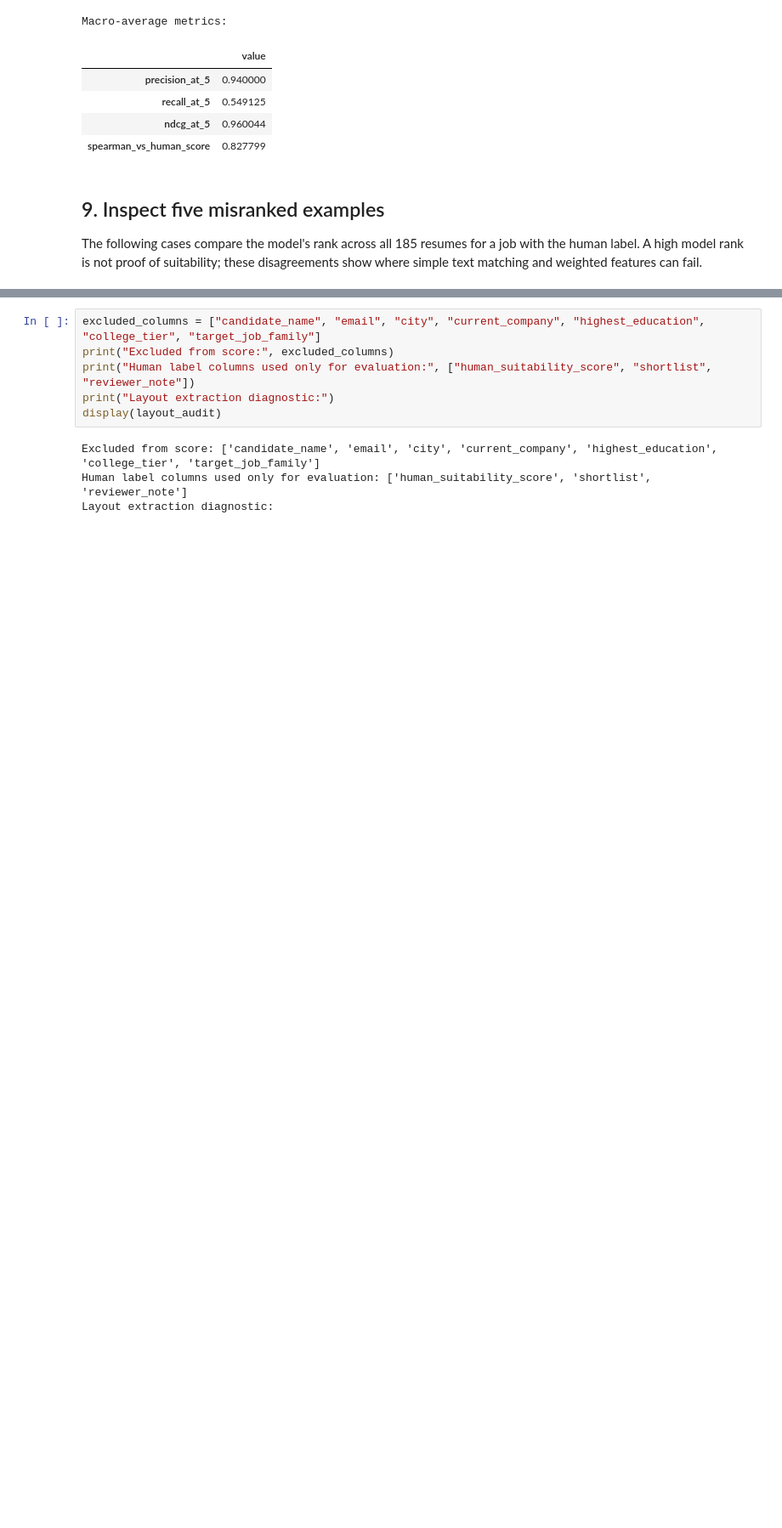
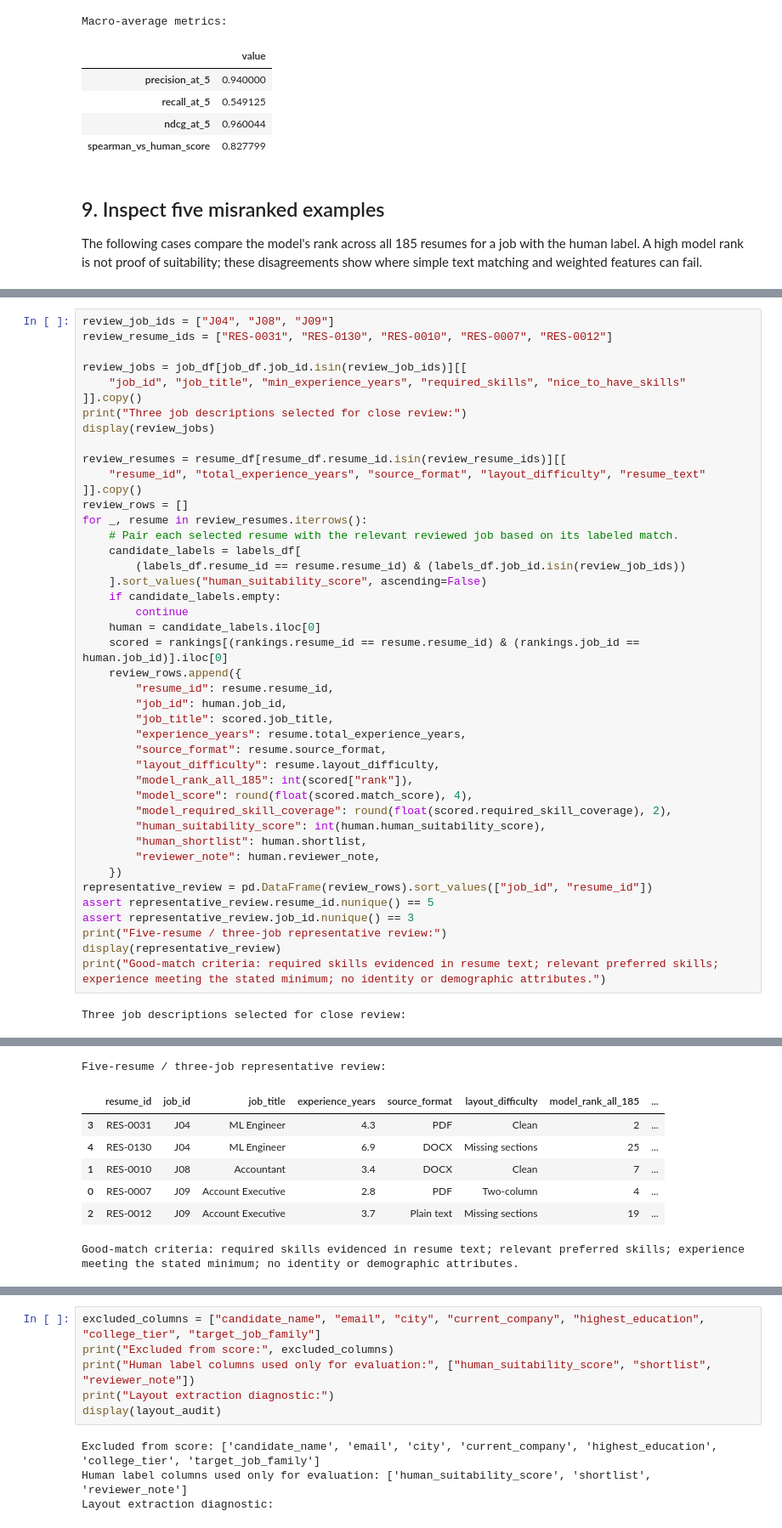
Before and after one commit to ItzKalpesh/employee-ml-project, a Jupyter notebook: notebooks/10_resume_job_ranking.ipynb, the cells around one changed output, grey strips where cells are left out. Shown at 85% size. Drawn from its saved outputs; the diff is of its cells as text; blank space fills up the shorter version.

```diff
--- a/notebooks/10_resume_job_ranking.ipynb
+++ b/notebooks/10_resume_job_ranking.ipynb
@@ -424,0 +435,45 @@ display(misrankings)
+# %%
+review_job_ids = ["J04", "J08", "J09"]
+review_resume_ids = ["RES-0031", "RES-0130", "RES-0010", "RES-0007", "RES-0012"]
+
+review_jobs = job_df[job_df.job_id.isin(review_job_ids)][[
+    "job_id", "job_title", "min_experience_years", "required_skills", "nice_to_have_skills"
+]].copy()
+print("Three job descriptions selected for close review:")
+display(review_jobs)
+
+review_resumes = resume_df[resume_df.resume_id.isin(review_resume_ids)][[
+    "resume_id", "total_experience_years", "source_format", "layout_difficulty", "resume_text"
+]].copy()
+review_rows = []
+for _, resume in review_resumes.iterrows():
+    # Pair each selected resume with the relevant reviewed job based on its labeled match.
+    candidate_labels = labels_df[
+        (labels_df.resume_id == resume.resume_id) & (labels_df.job_id.isin(review_job_ids))
+    ].sort_values("human_suitability_score", ascending=False)
+    if candidate_labels.empty:
+        continue
+    human = candidate_labels.iloc[0]
+    scored = rankings[(rankings.resume_id == resume.resume_id) & (rankings.job_id == human.job_id)].iloc[0]
+    review_rows.append({
+        "resume_id": resume.resume_id,
+        "job_id": human.job_id,
+        "job_title": scored.job_title,
+        "experience_years": resume.total_experience_years,
+        "source_format": resume.source_format,
+        "layout_difficulty": resume.layout_difficulty,
+        "model_rank_all_185": int(scored["rank"]),
+        "model_score": round(float(scored.match_score), 4),
+        "model_required_skill_coverage": round(float(scored.required_skill_coverage), 2),
+        "human_suitability_score": int(human.human_suitability_score),
+        "human_shortlist": human.shortlist,
+        "reviewer_note": human.reviewer_note,
+    })
+representative_review = pd.DataFrame(review_rows).sort_values(["job_id", "resume_id"])
+assert representative_review.resume_id.nunique() == 5
+assert representative_review.job_id.nunique() == 3
+print("Five-resume / three-job representative review:")
+display(representative_review)
+print("Good-match criteria: required skills evidenced in resume text; relevant preferred skills; experience meeting the stated minimum; no identity or demographic attributes.")
+# %% [output]
+Three job descriptions selected for close review:
@@ -424,0 +484,8 @@ display(misrankings)
+Five-resume / three-job representative review:
+|  | resume_id | job_id | job_title | experience_years | source_format | layout_difficulty | model_rank_all_185 | ... |
+| 3 | RES-0031 | J04 | ML Engineer | 4.3 | PDF | Clean | 2 | ... |
+| 4 | RES-0130 | J04 | ML Engineer | 6.9 | DOCX | Missing sections | 25 | ... |
+| 1 | RES-0010 | J08 | Accountant | 3.4 | DOCX | Clean | 7 | ... |
+| 0 | RES-0007 | J09 | Account Executive | 2.8 | PDF | Two-column | 4 | ... |
+| 2 | RES-0012 | J09 | Account Executive | 3.7 | Plain text | Missing sections | 19 | ... |
+Good-match criteria: required skills evidenced in resume text; relevant preferred skills; experience meeting the stated minimum; no identity or demographic attributes.
```
Also changed, not shown: parts of 9 cells of this notebook, 4 other files.
